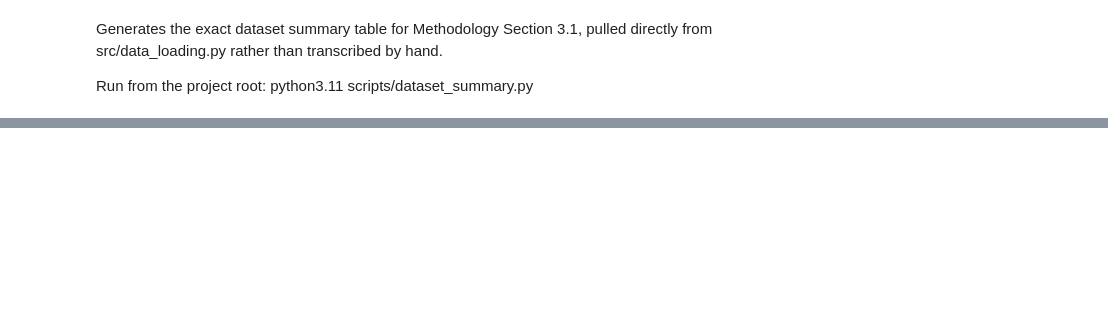
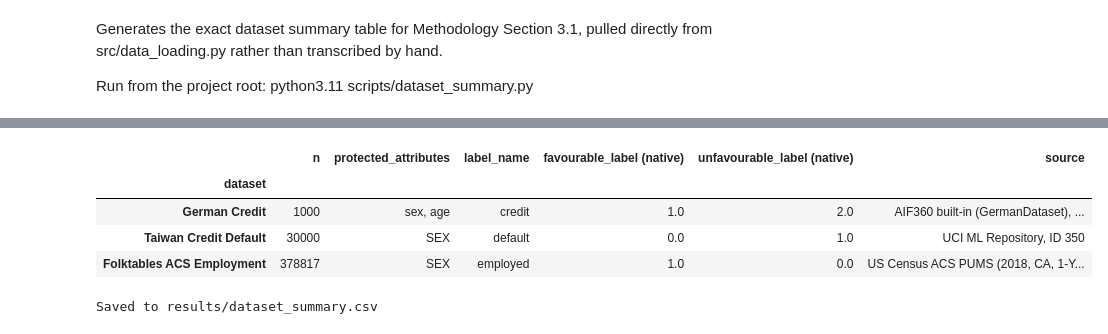
Before and after one commit to zaema-d/ml-fairness-bias, a Jupyter notebook: notebooks/dataset_summary.ipynb, the cells around one changed output, grey strips where cells are left out. Drawn from its saved outputs; the diff is of its cells as text; code cells hidden in the pictures; blank space fills up the shorter version.

```diff
--- a/notebooks/dataset_summary.ipynb
+++ b/notebooks/dataset_summary.ipynb
@@ -15,50 +13,54 @@ ModuleNotFoundError: No module named 'src'
 # %%
-les
-
-
 def summarize(name, dataset, source):
-    n = dataset.features.shape[0]
-    protected = dataset.protected_attribute_names
-    fav = dataset.favorable_label
-    unfav = dataset.unfavorable_label
-    label_name = dataset.label_names[0]
     return {
         'dataset': name,
-        'n': n,
-        'protected_attributes': ', '.join(protected),
-        'label_name': label_name,
-        'favourable_label (native)': fav,
-        'unfavourable_label (native)': unfav,
-        'source': source,
+        'n': dataset.features.shape[0],
+        'protected_attributes': ', '.join(dataset.protected_attribute_names),
+        'label_name': dataset.label_names[0],
+        'favourable_label (native)': dataset.favorable_label,
+        'unfavourable_label (native)': dataset.unfavorable_label,
+        'source': source
     }
 
 
-def main():
-    rows = []
+rows = []
 
-    german = load_german()
-    rows.append(summarize(
-        'German Credit', german,
-        'AIF360 built-in (GermanDataset), UCI Statlog German Credit'
-    ))
+# German Credit
+german = load_german()
+rows.append(summarize(
+    'German Credit',
+    german,
+    'AIF360 built-in (GermanDataset), UCI Statlog German Credit'
+))
 
-    taiwan = load_taiwan()
-    rows.append(summarize(
-        'Taiwan Credit Default', taiwan,
-        'UCI ML Repository, ID 350'
-    ))
+# Taiwan Credit Default
+taiwan = load_taiwan()
+rows.append(summarize(
+    'Taiwan Credit Default',
+    taiwan,
+    'UCI ML Repository, ID 350'
+))
 
-    folktables_data = load_folktables()
-    rows.append(summarize(
-        'Folktables ACS Employment', folktables_data,
-        'US Census ACS PUMS (2018, CA, 1-Year) via folktables package'
-    ))
+# Folktables ACS Employment
+folktables_data = load_folktables()
+rows.append(summarize(
+    'Folktables ACS Employment',
+    folktables_data,
+    'US Census ACS PUMS (2018, CA, 1-Year) via folktables package'
+))
 
-    df = pd.DataFrame(rows).set_index('dataset')
-    print(df.to_string())
-    df.to_csv('results/dataset_summary.csv')
-    print("\nSaved to results/dataset_summary.csv")
+# Create and display summary
+df = pd.DataFrame(rows).set_index('dataset')
 
+display(df)
 
-if __name__ == '__main__':
-    main()
+# Save summary
+df.to_csv('../results/dataset_summary.csv')
+print("Saved to results/dataset_summary.csv")
+# %% [output]
+|  | n | protected_attributes | label_name | favourable_label (native) | unfavourable_label (native) | source |
+| dataset |  |  |  |  |  |  |
+| German Credit | 1000 | sex, age | credit | 1.0 | 2.0 | AIF360 built-in (GermanDataset), ... |
+| Taiwan Credit Default | 30000 | SEX | default | 0.0 | 1.0 | UCI ML Repository, ID 350 |
+| Folktables ACS Employment | 378817 | SEX | employed | 1.0 | 0.0 | US Census ACS PUMS (2018, CA, 1-Y... |
+Saved to results/dataset_summary.csv
```
Also changed, not shown: parts of 5 cells of this notebook, 4 other files.
